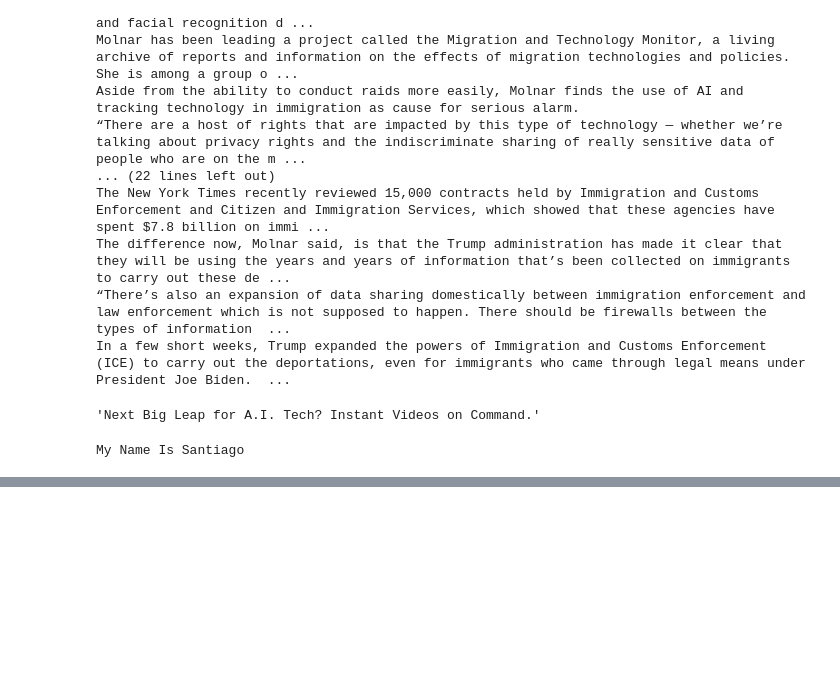
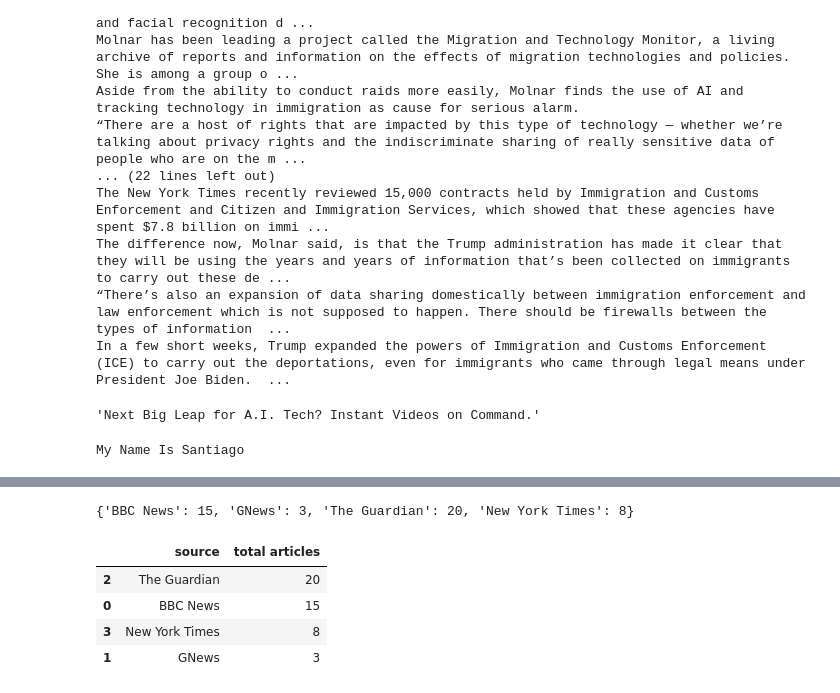
Before and after one commit to Nelkit/InfoAggregatorFinalProject, a Jupyter notebook: api_experiments.ipynb, the cells around one changed output, grey strips where cells are left out. Saved outputs shown, nothing was run; the diff lists cells and outputs as text; code cells hidden in the pictures; blank space fills up the shorter version.

Commit message:
nyt webscrapping and barplot of sources

```diff
--- a/api_experiments.ipynb
+++ b/api_experiments.ipynb
@@ -447,0 +565,30 @@ My Name Is Santiago
+# %%
+from random import randint
+sources = ["BBC News",
+            "GNews",
+            "The Guardian",
+            "New York Times"]
+
+article_sources = []
+for s in sources:
+    article_sources += [s] * randint(1, 20)
+# %%
+source_counter = {}
+for s in article_sources:
+    if s in source_counter.keys():
+        source_counter[s] += 1
+    else:
+        source_counter[s] = 1
+source_counter
+# %% [output]
+{'BBC News': 15, 'GNews': 3, 'The Guardian': 20, 'New York Times': 8}
+# %%
+import pandas as pd
+df = pd.DataFrame(data = zip(source_counter.keys(), source_counter.values()), columns = ['source', 'total articles']).sort_values(by = 'total articles', ascending=False)
+df
+# %% [output]
+|  | source | total articles |
+| 2 | The Guardian | 20 |
+| 0 | BBC News | 15 |
+| 3 | New York Times | 8 |
+| 1 | GNews | 3 |
```
Also changed, not shown: parts of 13 cells of this notebook, 2 other files.
